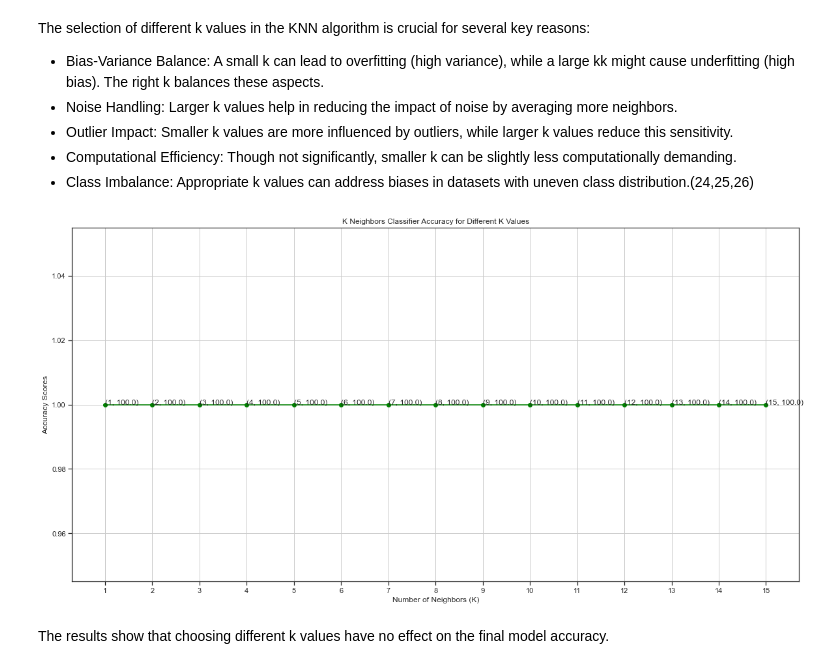
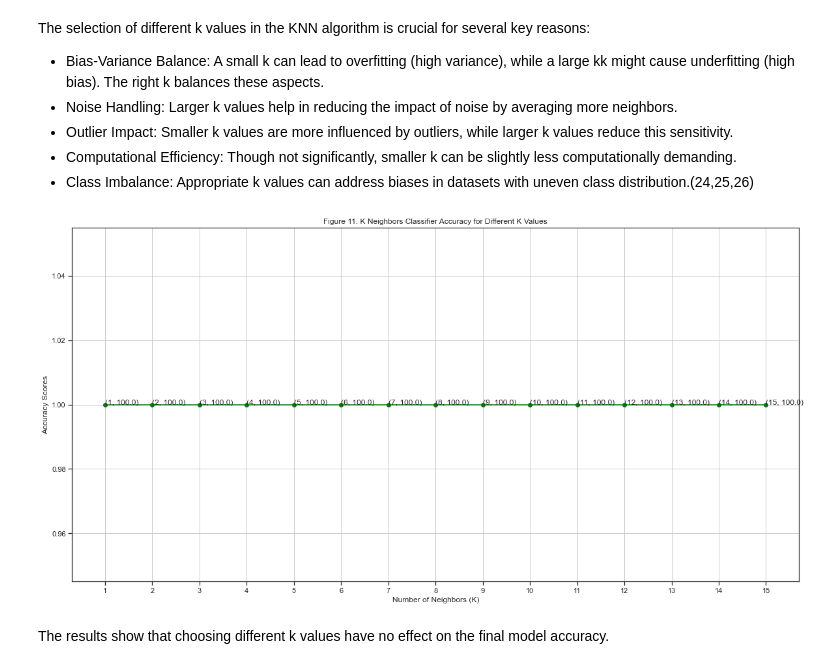
Before and after one commit to RobVergano/Machine-Learning, a Jupyter notebook: Project.ipynb, the cells around one changed output. Drawn from its saved outputs; the diff is of its cells as text; code cells hidden in the pictures.

```diff
--- a/Project.ipynb
+++ b/Project.ipynb
@@ -574,29 +577,29 @@ The selection of different k values in the KNN algorithm is crucial for several
 # %%
 # Exploring other "k" values:
 
 # List to fit k values from 1 to 15 in the KNN model
 knn_values = []
 for i in range(1, 16):
     knn = KNeighborsClassifier(n_neighbors=i)
     knn.fit(X_train, y_train)
     pred = knn.predict(X_test)
     a = accuracy_score(pred, y_test)
     knn_values.append(a)
 
 # Plotting
 plt.figure(figsize=(20, 10))
 sns.set(style="ticks")
 plt.plot([k for k in range(1, 16)], knn_values, color='green', marker='o')
 for i in range(1, 16):
     plt.text(i, knn_values[i - 1], (i, round(knn_values[i - 1] * 100, 2)))
 plt.xticks([i for i in range(1, 16)])
 plt.xlabel('Number of Neighbors (K)')
 plt.ylabel('Accuracy Scores')
-plt.title('K Neighbors Classifier Accuracy for Different K Values')
+plt.title('Figure 11. K Neighbors Classifier Accuracy for Different K Values')
 plt.grid(True)
 plt.show()
 # %% [output]
-[figure, old version]
+[figure, new version]
 # %% [markdown]
 The results show that choosing different k values have no effect on the final model accuracy.
 # %% [markdown]
```
Also changed, not shown: parts of 40 cells of this notebook.
